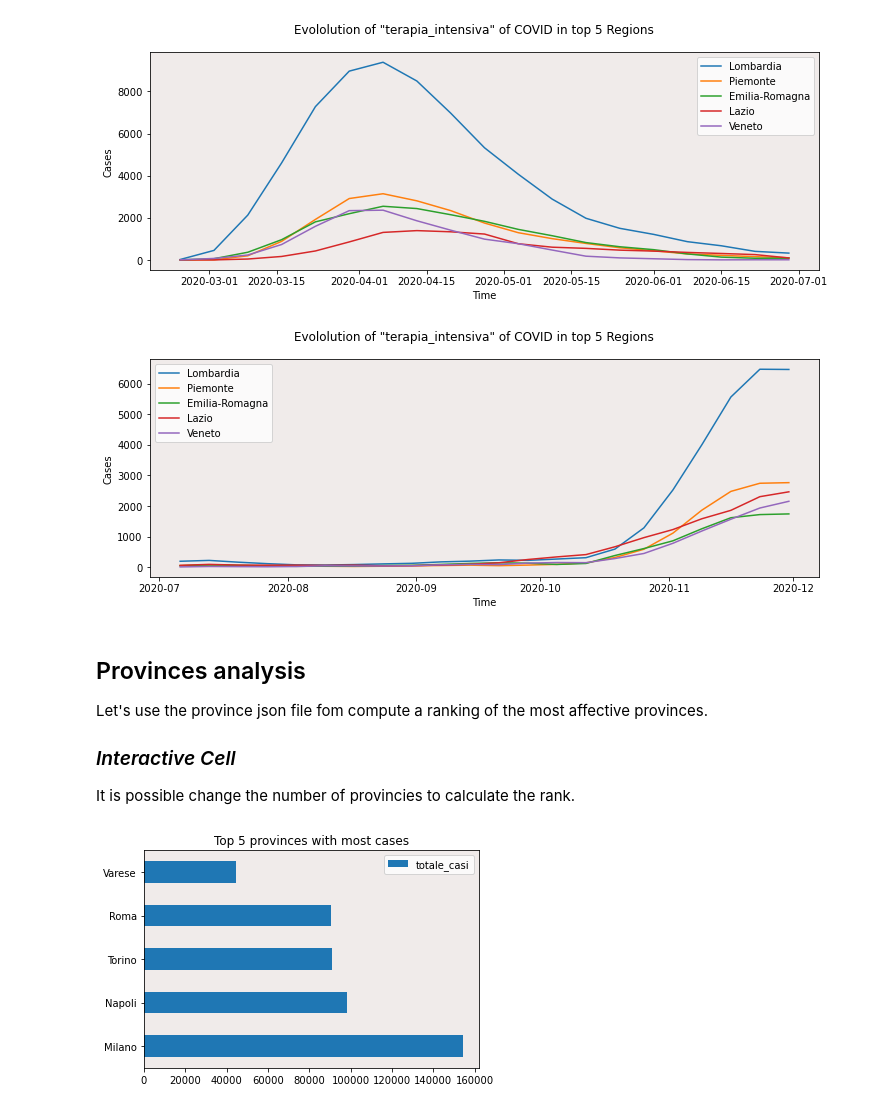
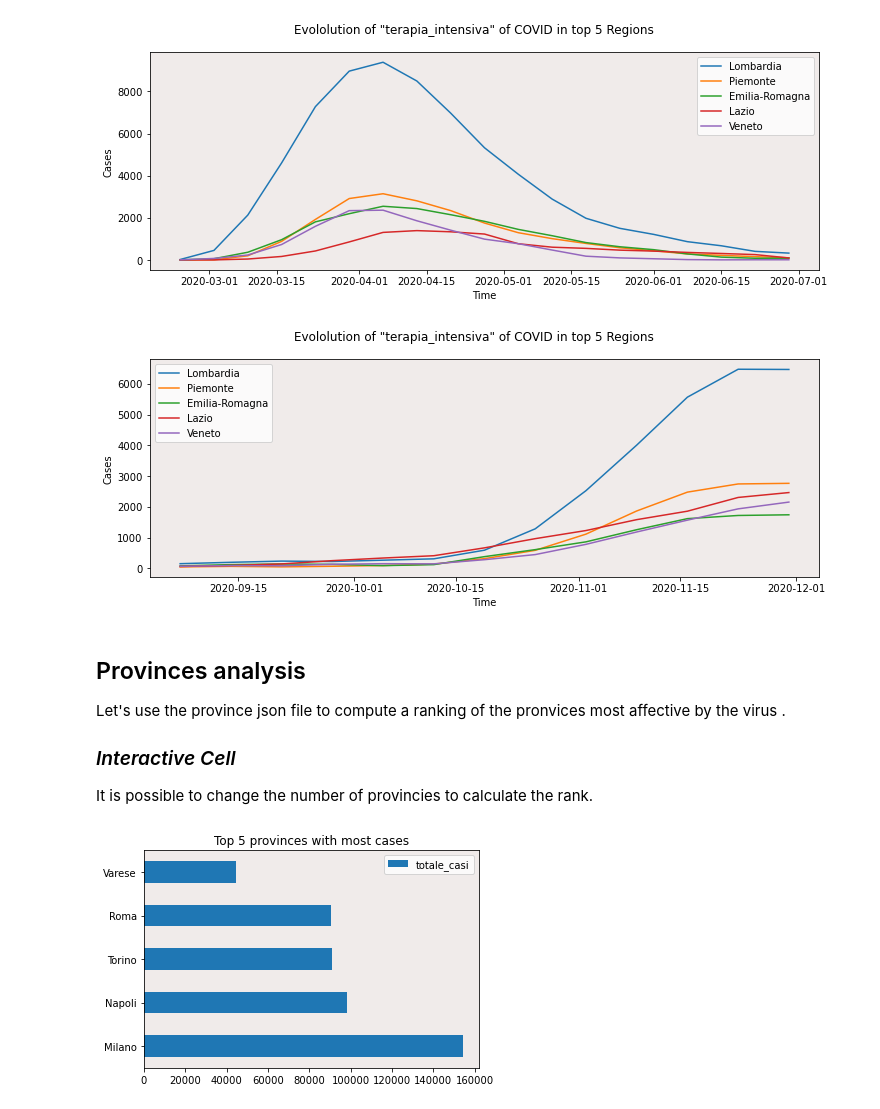
Before and after one commit to iacopoerpichini/AAGM, a Jupyter notebook: Erpichini.ipynb, the cells around one changed output. Cells and saved outputs as stored; diff of their text form; code cells hidden in the pictures.

```diff
--- a/Erpichini.ipynb
+++ b/Erpichini.ipynb
@@ -509,39 +507,39 @@ plt.show()
 # %%
 data_to_plot = df_regions[["denominazione_regione","totale_casi","tamponi",
                            "totale_positivi","totale_ospedalizzati","deceduti",
                            "terapia_intensiva","totale_ospedalizzati","isolamento_domiciliare"]]
 aux_df = data_to_plot.groupby(["denominazione_regione"]).max().nlargest(NUM_REGIONS, KEY)
 nomi_regioni = list(aux_df.index) #print(nomi_province) #create a list with the max affected provinces
 
 # select only the rows with most affected regions
 df_plot = df_regions.loc[df_regions.denominazione_regione.isin(nomi_regioni)]
 #select time frist wave
-df_plot = df_plot.loc[df_plot["data"]>"2020-07-01T18:00:00"]
+df_plot = df_plot.loc[df_plot["data"]>"2020-09-01T18:00:00"]
 df_plot = df_plot.groupby(['denominazione_regione', pd.Grouper(key='data', freq='W-MON')])[KEY].sum().reset_index()
 # in this case i cant use .asfreq() so i have used pd.Grouper()
 
 # start plotting using matplotlib
 fig, ax = plt.subplots(1, 1, figsize=(12,4))
 for reg in nomi_regioni:
     aux = df_plot.loc[df_plot.denominazione_regione == reg]
     #dont print last week because grouper set a wrong value
     plt.plot(aux["data"][:-1], aux[KEY][:-1], label=reg)
 
 fig.suptitle("Evololution of \"" + KEY + "\" of COVID in top " + str(NUM_REGIONS)+ " Regions")
 plt.xlabel('Time')
 plt.ylabel('Cases')
 ax.set_facecolor("#F0EBEA")
 plt.legend()
 plt.show()
 # %% [output]
-[figure, old version]
+[figure, new version]
 # %% [markdown]
 ## Provinces analysis <a name="3"></a>
 
-Let's use the province json file fom compute a ranking of the most affective provinces.
+Let's use the province json file to compute a ranking of the pronvices most affective by the virus .
 
 ### *Interactive Cell*
-It is possible change the number of provincies to calculate the rank.
+It is possible to change the number of provincies to calculate the rank.
 # %%
 NUM_OF_PROVINCES = 5 # u can change it
 # %%
```
Also changed, not shown: parts of 41 cells of this notebook.
